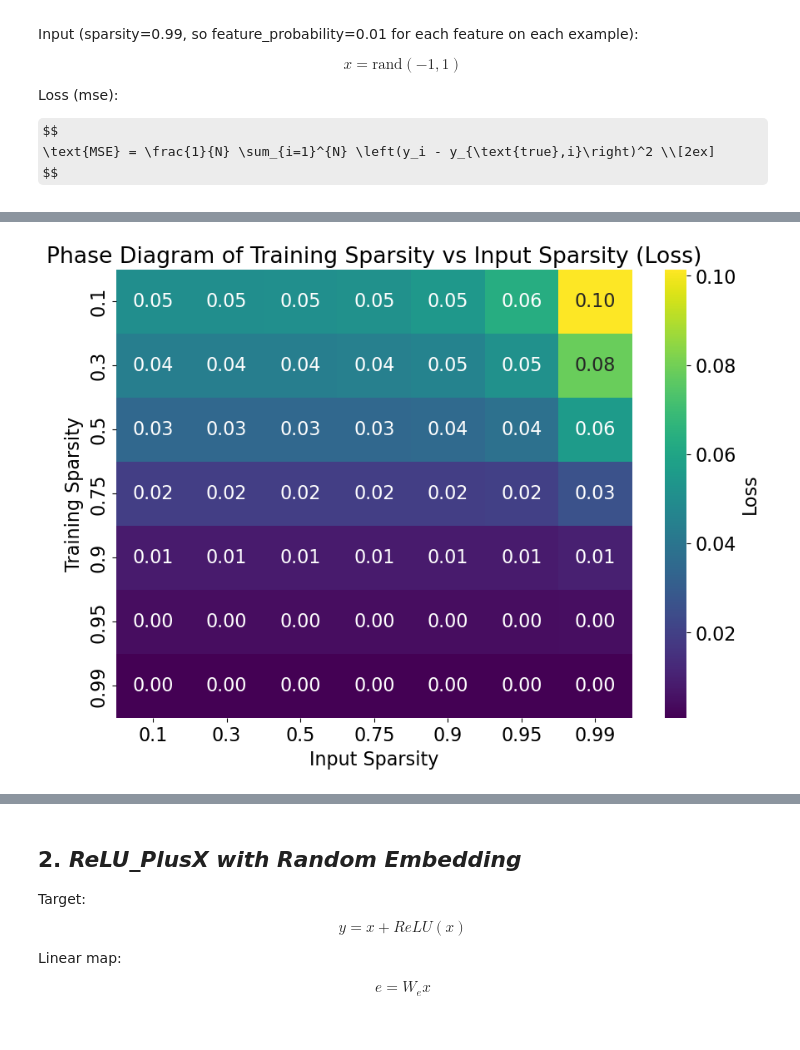
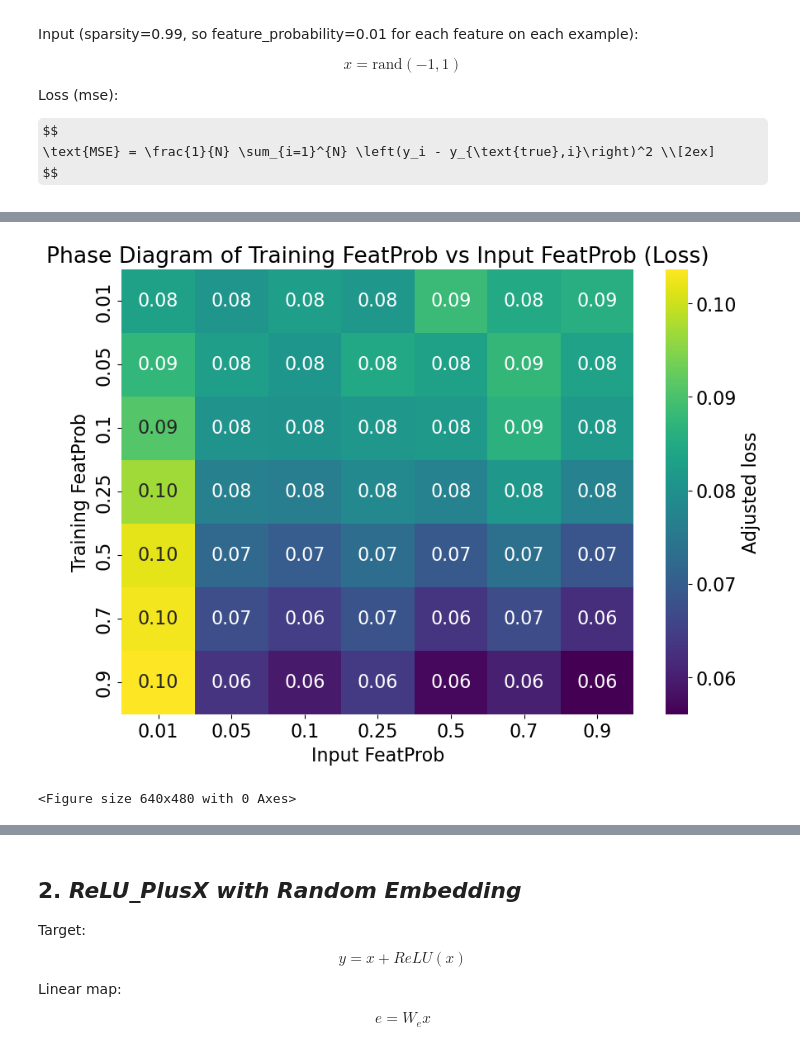
Before and after one commit to Stefan-Heimersheim/toy-model-of-computation-in-superposition, a Jupyter notebook: notebooks/Phase_diagram.ipynb, the cells around one changed output, grey strips where cells are left out. Cells and saved outputs as stored; diff of their text form; code cells hidden in the pictures; some formulas as TeX source.

Commit message:
added phase diagrams  with training steps

```diff
--- a/notebooks/Phase_diagram.ipynb
+++ b/notebooks/Phase_diagram.ipynb
@@ -134,9 +134,10 @@ $$
 
 layer_act_fns = [t.relu, lambda x: x]
 
+num_features = 100
 reluPlusX_res_noEmbed_cfg = CisConfig(
     n_instances=1,
-    n_feat=100,
+    n_feat=num_features,
     n_hidden=50,
     act_fn=layer_act_fns,
     b1=None,
@@ -156,6 +157,7 @@ batch_sz = 1024
 
 # iterate over sparsities for training and test at all sparsity levels
 loss_data = []
+poly_data = []
 for spar in sparsities:
 
     """Train model at a certain sparsity"""
@@ -163,7 +165,7 @@ for spar in sparsities:
     reluPlusX_res_noEmbed_cis = Cis(reluPlusX_res_noEmbed_cfg, device=device).to(device)
 
     if spar >= 0.9:
-        n_steps = 50000
+        n_steps = 10000
     feat_sparsity = spar
 
     losses = train(
@@ -179,8 +181,6 @@ for spar in sparsities:
     display(losses)
 
     """Get loss at inference over varying sparsity levels."""
-    batch_sz = 256
-    feat_importance = 1
     logging_freq = n_steps // 10
 
 
@@ -205,7 +205,9 @@ for spar in sparsities:
             for feat_idx, val in enumerate(loss):
                 loss_data.append({"train_sparsity":spar, "input_sparsity": s, "feature_idx": feat_idx, "loss_per_feature": val})
 
-    """Get polysemanticity level as number of features per neuron""""
-    W = einsum(relu_cis.W1, relu_cis.W2, "inst neuron feature, inst feature neuron-> neuron feature")
+    """Get polysemanticity level as number of features per neuron"""
+    W = einsum(reluPlusX_res_noEmbed_cis.W1, reluPlusX_res_noEmbed_cis.W2, "inst neuron feature, inst feature neuron-> neuron feature")
     W = threshold_matrix(W.squeeze(), threshold=0.001)
+    features_per_neuron = np.sum(W.cpu().detach().numpy() > 0.001, axis= 1) / num_features
+    poly_data.append({"train_sparsity": spar, "features_per_neuron": features_per_neuron})
 # %% [output]
@@ -289,22 +297,29 @@ for spar in sparsities:
 # %%
 """Plot phase diagram"""
 loss = pd.DataFrame(loss_data)
 
 # Aggregate loss_per_feature over feature_idx
 loss_avg = loss.groupby(["train_sparsity", "input_sparsity"])["loss_per_feature"].mean().reset_index()
-loss_avg["1-S"] = 1 - loss_avg["input_sparsity"]
+loss_avg["input_probs"] = np.round(1 - loss_avg["input_sparsity"],2)
+loss_avg["training_probs"] = np.round(1 - loss_avg["train_sparsity"],2)
 loss_avg["loss/1-S"] = loss_avg["loss_per_feature"] / (1 - loss_avg["input_sparsity"])
 
 # Create pivot table for heatmap
-pivot_table = loss_avg.pivot(index="input_sparsity", columns="train_sparsity", values="loss/1-S")
+pivot_table = loss_avg.pivot(index="input_probs", columns="training_probs", values="loss/1-S")
 
 # Plot phase diagram
 plt.figure(figsize=(10, 7))
 sns.heatmap(pivot_table, cmap="viridis", annot=True, fmt=".2f", cbar_kws={'label': 'Adjusted loss'})
 
-plt.xlabel("Input Sparsity")
-plt.ylabel("Training Sparsity")
-plt.title("Phase Diagram of Training Sparsity vs Input Sparsity (Loss)")
+plt.xlabel("Input FeatProb")
+plt.ylabel("Training FeatProb")
+plt.title("Phase Diagram of Training FeatProb vs Input FeatProb (Loss)")
+plt.savefig("/workspace/phaseDiagram_loss_identityEmbed.png", dpi=300)
 plt.show()
+
+# Show plot
+plt.savefig("/workspace/phaseDiagram_loss_identityEmbed.png", dpi=300)
+plt.show()
 # %% [output]
-[figure, old version]
+[figure, new version]
+<Figure size 640x480 with 0 Axes>
```
Also changed, not shown: parts of 10 cells of this notebook.
